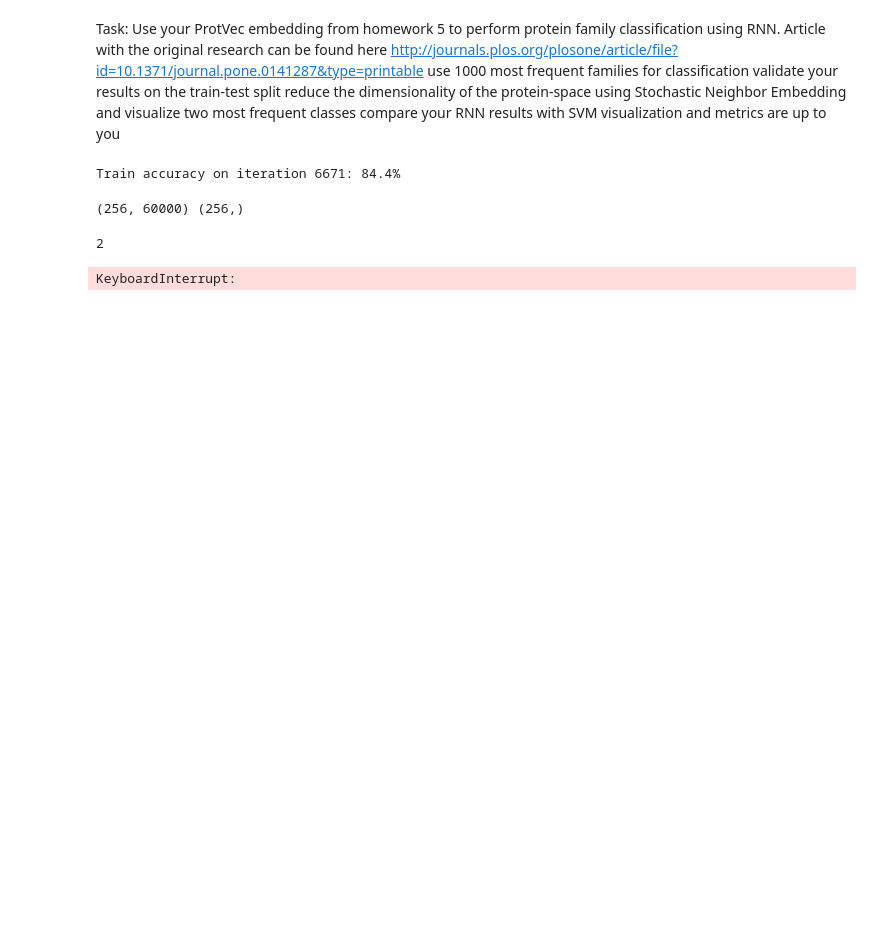
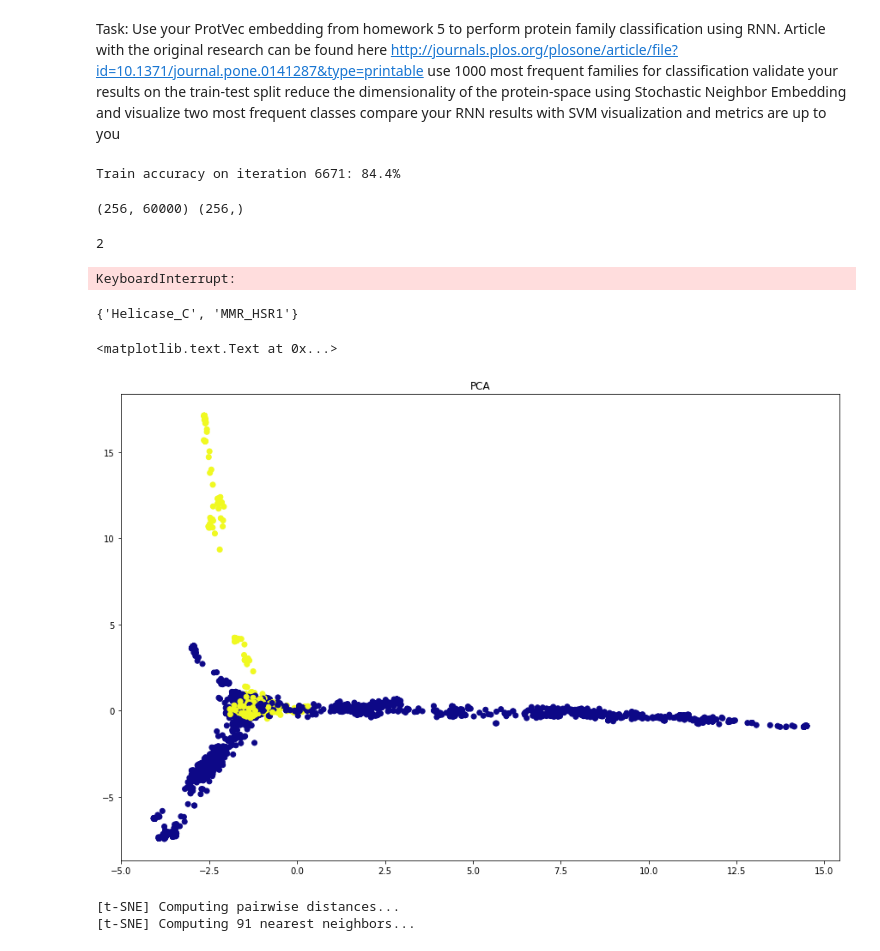
Before and after one commit to Rauf-Kurbanov/au_dl_course, a Jupyter notebook: seminar_6/hw.ipynb, the cells around one changed output. Drawn from its saved outputs; the diff is of its cells as text; code cells hidden in the pictures; blank space fills up the shorter version.

```diff
--- a/seminar_6/hw.ipynb
+++ b/seminar_6/hw.ipynb
@@ -286,0 +291,27 @@ get_m
+# %%
+top_2_fam = set([f[0] for f in Counter(data['family']).most_common(2)])
+# %%
+top_2_fam
+# %% [output]
+{'Helicase_C', 'MMR_HSR1'}
+# %%
+data_viz = data[data.apply(lambda s: len(s['seq']) < MAX_LEN and s['family'] in top_2_fam, axis=1)]
+data_viz_vec = prots_to_vec(data_viz['seq'], data_viz.shape[0])
+data_viz_y =
+# %%
+trans = PCA(n_components=2)
+data_viz_pca = trans.fit_transform(data_viz_vec)
+# %%
+plt.figure(figsize=(15,10))
+plt.scatter(data_viz_pca[:,0], data_viz_pca[:,1], c=(data_viz['family'] == 'Helicase_C'), cmap='plasma')
+plt.title('PCA')
+# %% [output]
+<matplotlib.text.Text at 0x...>
+[figure, added]
+# %%
+trans = TSNE(n_components=2, verbose=1)
+data_viz_pca = trans.fit_transform(data_viz_vec)
+data_viz_tsne = trans.fit_transform(data_viz_vec)
+# %% [output]
+[t-SNE] Computing pairwise distances...
+[t-SNE] Computing 91 nearest neighbors...
```
Also changed, not shown: parts of 3 cells of this notebook.
